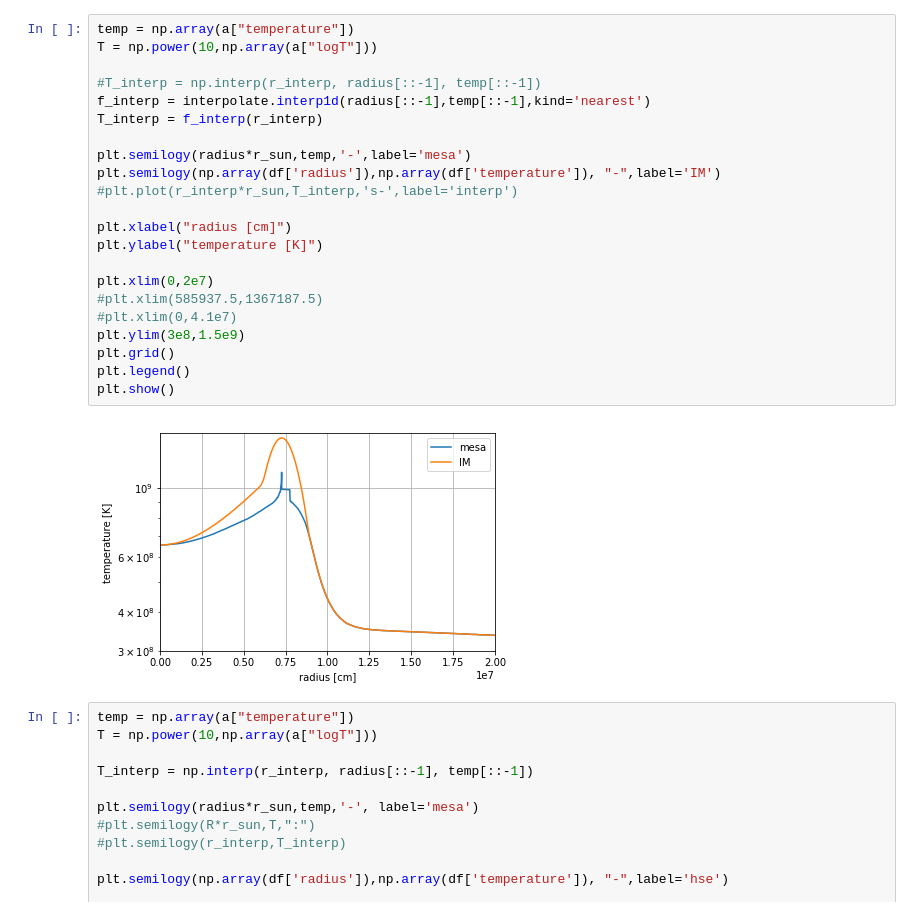
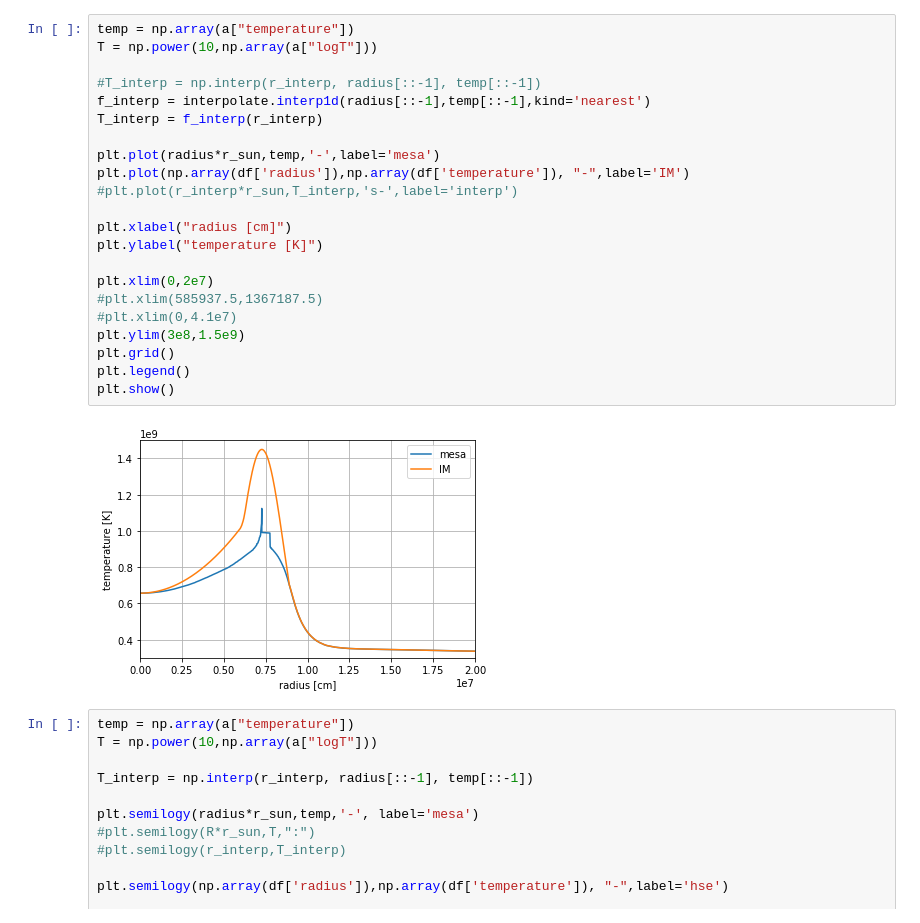
Before and after one commit to XinlongSBU/xinlong_file, a Jupyter notebook: initial-model_prepare/compare_initial-model_MESA.ipynb, the cells around one changed output. Cells and saved outputs as stored; diff of their text form.

```diff
--- a/initial-model_prepare/compare_initial-model_MESA.ipynb
+++ b/initial-model_prepare/compare_initial-model_MESA.ipynb
@@ -67,27 +67,27 @@ plt.show()
 # %%
 temp = np.array(a["temperature"])
 T = np.power(10,np.array(a["logT"]))
 
 #T_interp = np.interp(r_interp, radius[::-1], temp[::-1])
 f_interp = interpolate.interp1d(radius[::-1],temp[::-1],kind='nearest')
 T_interp = f_interp(r_interp)
 
-plt.semilogy(radius*r_sun,temp,'-',label='mesa')
-plt.semilogy(np.array(df['radius']),np.array(df['temperature']), "-",label='IM')
+plt.plot(radius*r_sun,temp,'-',label='mesa')
+plt.plot(np.array(df['radius']),np.array(df['temperature']), "-",label='IM')
 #plt.plot(r_interp*r_sun,T_interp,'s-',label='interp')
 
 plt.xlabel("radius [cm]")
 plt.ylabel("temperature [K]")
 
 plt.xlim(0,2e7)
 #plt.xlim(585937.5,1367187.5)
 #plt.xlim(0,4.1e7)
 plt.ylim(3e8,1.5e9)
 plt.grid()
 plt.legend()
 plt.show()
 # %% [output]
-[figure, old version]
+[figure, new version]
 # %%
 temp = np.array(a["temperature"])
 T = np.power(10,np.array(a["logT"]))
```
Also changed, not shown: parts of 1 cell of this notebook, 23 other files.
